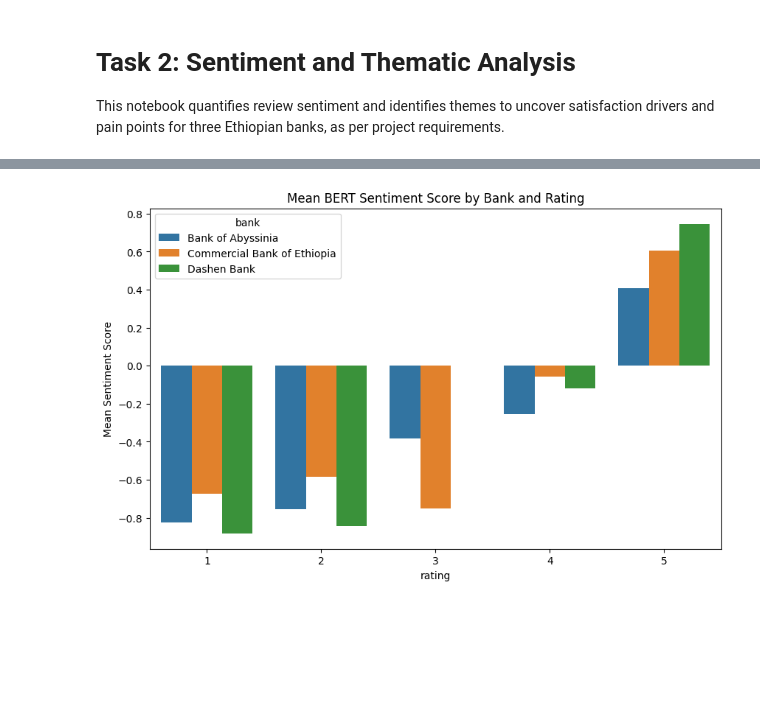
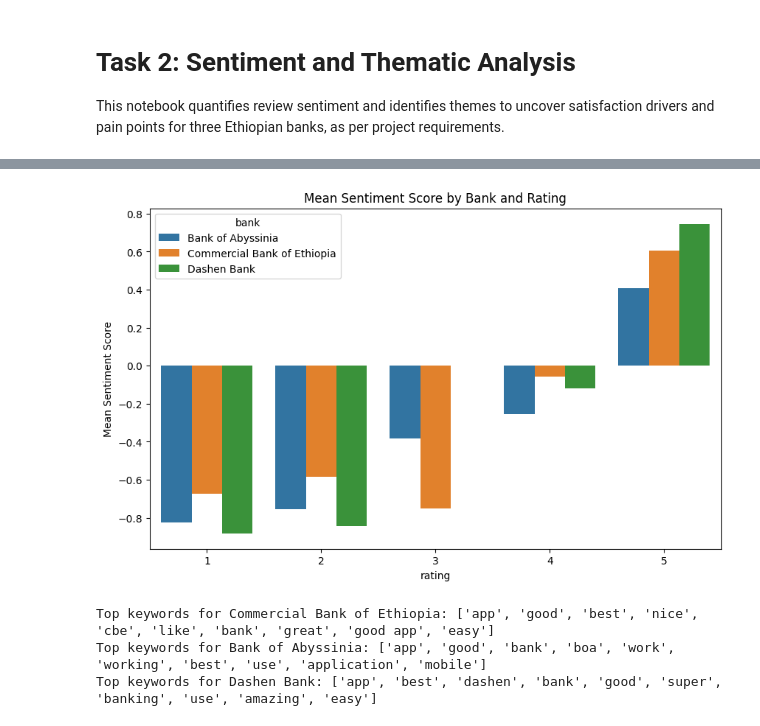
Before and after one commit to Seya-prog/Customer-Experience-Analytics-for-Fintech-Apps, a Jupyter notebook: notebooks/sentiment_analysis.ipynb, the cells around one changed output, grey strips where cells are left out. Saved outputs shown, nothing was run; the diff lists cells and outputs as text; code cells hidden in the pictures; blank space fills up the shorter version.

```diff
--- a/notebooks/sentiment_analysis.ipynb
+++ b/notebooks/sentiment_analysis.ipynb
@@ -25,10 +25,9 @@ df.head()
 | 3 | what is this app problem??? | 1 | 2025-06-05 | Commercial Bank of Ethiopia | Google Play | 4 |
 | 4 | the app is proactive and a good c... | 5 | 2025-06-05 | Commercial Bank of Ethiopia | Google Play | 5 |
 # %%
-from transformers import pipeline
-
+# Sentiment analysis using distilbert-base-uncased-finetuned-sst-2-english
 sentiment_pipeline = pipeline("sentiment-analysis", model="distilbert-base-uncased-finetuned-sst-2-english")
-reviews = df['review_text'].astype(str).tolist()
+reviews = df['review'].astype(str).tolist()
 sentiments = []
 batch_size = 64
 for i in range(0, len(reviews), batch_size):
@@ -45,5 +44,6 @@ def signed_score(sentiment):
 
 df['sentiment_label'] = [s['label'] for s in sentiments]
 df['sentiment_score'] = [signed_score(s) for s in sentiments]
+df.head()
 # %% [output]
 Device set to use cpu
@@ -51,10 +56,24 @@ KeyError: 'review_text'
 # %%
-# Aggregate mean sentiment score by bank and rating (using BERT)
-agg = df.groupby(['bank', 'rating'])['bert_sentiment_score'].mean().reset_index()
+# Aggregate mean sentiment score by bank and rating
+agg = df.groupby(['bank', 'rating'])['sentiment_score'].mean().reset_index()
 plt.figure(figsize=(10,6))
-sns.barplot(data=agg, x='rating', y='bert_sentiment_score', hue='bank')
-plt.title('Mean BERT Sentiment Score by Bank and Rating')
+sns.barplot(data=agg, x='rating', y='sentiment_score', hue='bank')
+plt.title('Mean Sentiment Score by Bank and Rating')
 plt.ylabel('Mean Sentiment Score')
 plt.show()
 # %% [output]
-[figure, old version]
+[figure, new version]
+# %%
+# Extract top keywords per bank using TF-IDF
+tfidf = TfidfVectorizer(max_features=100, stop_words='english', ngram_range=(1,2))
+for bank in df['bank'].unique():
+    bank_reviews = df[df['bank'] == bank]['review'].astype(str)
+    X = tfidf.fit_transform(bank_reviews)
+    indices = X.sum(axis=0).A1.argsort()[::-1]
+    features = tfidf.get_feature_names_out()
+    top_keywords = [features[i] for i in indices[:10]]
+    print(f"Top keywords for {bank}: {top_keywords}")
+# %% [output]
+Top keywords for Commercial Bank of Ethiopia: ['app', 'good', 'best', 'nice', 'cbe', 'like', 'bank', 'great', 'good app', 'easy']
+Top keywords for Bank of Abyssinia: ['app', 'good', 'bank', 'boa', 'work', 'working', 'best', 'use', 'application', 'mobile']
+Top keywords for Dashen Bank: ['app', 'best', 'dashen', 'bank', 'good', 'super', 'banking', 'use', 'amazing', 'easy']
```
Also changed, not shown: parts of 4 cells of this notebook.
